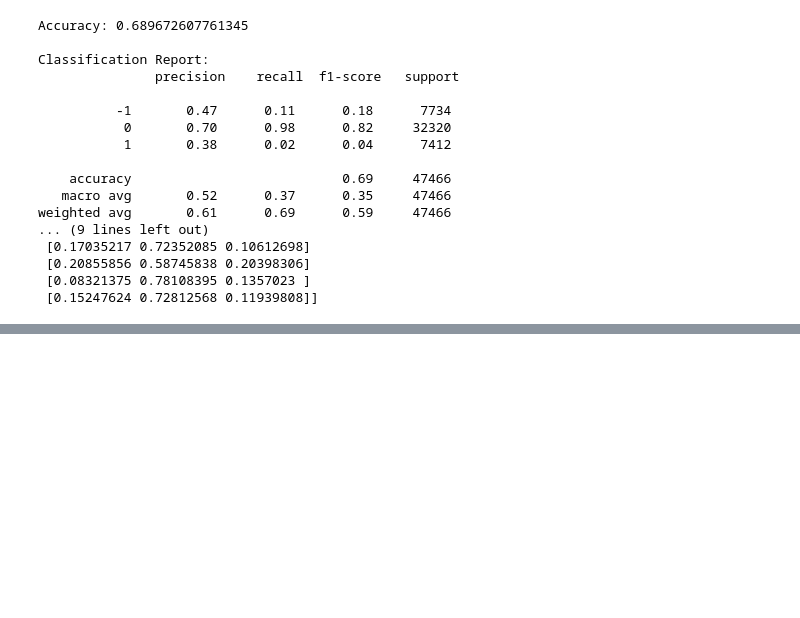
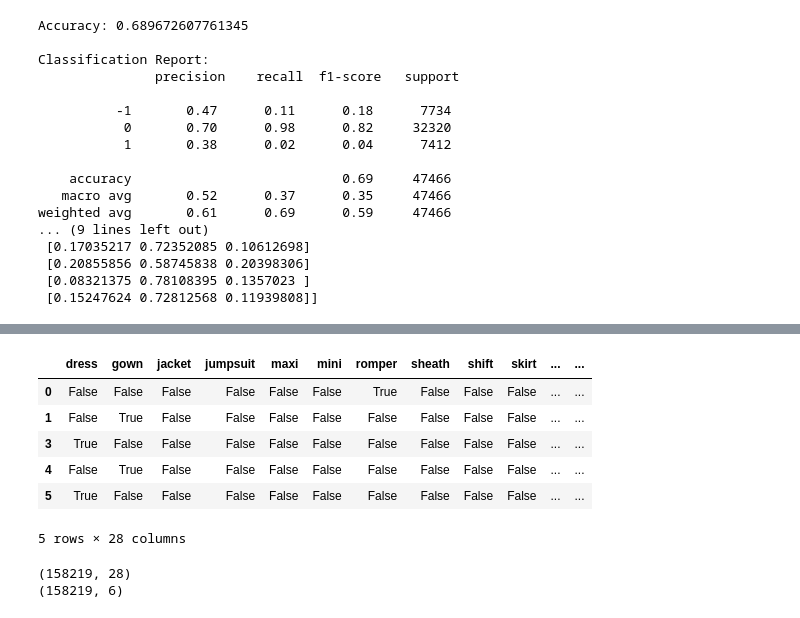
Before and after one commit to vandanshah17/CMPE_255_FitSense, a Jupyter notebook: CMPE255_FitSense.ipynb, the cells around one changed output, grey strips where cells are left out. Drawn from its saved outputs; the diff is of its cells as text; code cells hidden in the pictures; blank space fills up the shorter version.

Commit message:
Complete discrete feature encoding, feature engineering, and apply oversampling

```diff
--- a/CMPE255_FitSense.ipynb
+++ b/CMPE255_FitSense.ipynb
@@ -364,3 +375,8 @@ weighted avg       0.61      0.69      0.59     47466
  [0.20855856 0.58745838 0.20398306]
  [0.08321375 0.78108395 0.1357023 ]
  [0.15247624 0.72812568 0.11939808]]
+# %%
+#developing new feature BMI from height and weight.
+import numpy as np
+newdf['BMI'] = newdf['usr_weight_kg'] / np.power(newdf['usr_height_inchs'], 2)
+newdf.drop(['usr_weight_kg', 'usr_height_inchs'], axis=1, inplace=True)
@@ -366,0 +388,5 @@ weighted avg       0.61      0.69      0.59     47466
+# %%
+#One hot encoding for discrete features
+body_type_col = newdf['body_type']
+body_type_col_encoded = pd.get_dummies(body_type_col)
+body_type_col_encoded.head()
@@ -366,0 +400,52 @@ weighted avg       0.61      0.69      0.59     47466
+# %%
+counts = newdf['product_category'].value_counts()
+# %%
+newdf['product_category'].nunique()
+threshold = 1000
+
+
+repl = counts[counts <= threshold].index
+
+
+top_n = 8
+#One hot encoding for discrete features
+prod_cats = newdf['product_category'].value_counts().index[:top_n].values
+prod_cat_col = newdf['product_category'].apply(lambda x: x if x in prod_cats else 'other')
+prod_cat_col_encoded = pd.get_dummies(newdf['product_category'].replace(repl, 'uncommon'))
+prod_cat_col_encoded.sample(5)
+
+# Handle the single null value in 'rented_for' by filling it with the mode
+newdf['rented_for'] = newdf['rented_for'].fillna(newdf['rented_for'].mode()[0])
+
+# Get value counts for 'rented_for'
+rented_for_counts = newdf['rented_for'].value_counts()
+
+# Determine threshold for 'uncommon' categories, if needed (e.g., less than 1% of total)
+rented_for_threshold = len(newdf) * 0.01 # Example: categories less than 1% are uncommon
+rented_for_repl = rented_for_counts[rented_for_counts <= rented_for_threshold].index
+
+# One-hot encode 'rented_for' column, replacing uncommon categories with 'uncommon'
+rented_for_col_encoded = pd.get_dummies(newdf['rented_for'].replace(rented_for_repl, 'uncommon'))
+# %%
+#making a dataframe consisting of encoded discrete features.
+dummy_features_df = pd.concat((prod_cat_col_encoded, rented_for_col_encoded, body_type_col_encoded), axis=1)
+dummy_features_df.head()
+# %% [output]
+|  | dress | gown | jacket | jumpsuit | maxi | mini | romper | sheath | shift | skirt | ... | ... |
+| 0 | False | False | False | False | False | False | True | False | False | False | ... | ... |
+| 1 | False | True | False | False | False | False | False | False | False | False | ... | ... |
+| 3 | True | False | False | False | False | False | False | False | False | False | ... | ... |
+| 4 | False | True | False | False | False | False | False | False | False | False | ... | ... |
+| 5 | True | False | False | False | False | False | False | False | False | False | ... | ... |
+5 rows × 28 columns
+# %%
+from sklearn.feature_selection import VarianceThreshold
+
+# removing all features having in 80% samples either ones or zeros
+sel = VarianceThreshold(threshold=(0.8 * (1 - 0.8)))
+print(dummy_features_df.shape)
+dummy_features = sel.fit_transform(dummy_features_df)
+print(dummy_features.shape)
+# %% [output]
+(158219, 28)
+(158219, 6)
```
Also changed, not shown: parts of 5 cells of this notebook.
